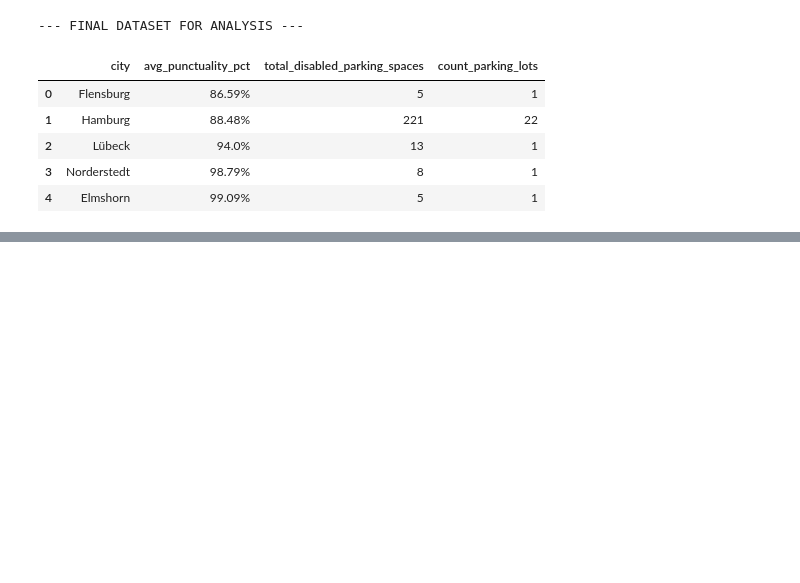
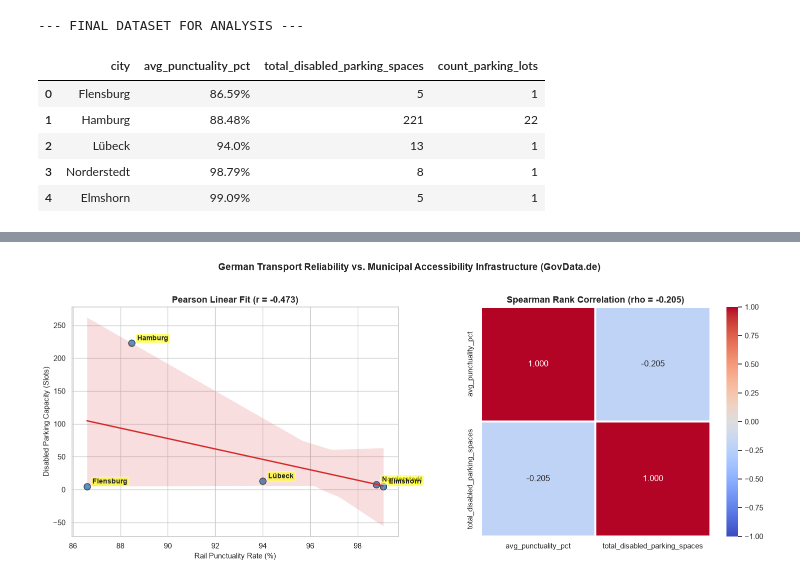
Before and after one commit to kelvinliske/db-transportation-insights, a Jupyter notebook: Analysis Trains Germany.ipynb, the cells around one changed output, grey strips where cells are left out. Saved outputs shown, nothing was run; the diff lists cells and outputs as text; code cells hidden in the pictures; blank space fills up the shorter version.

Commit message:
pearson

```diff
--- a/Analysis Trains Germany.ipynb
+++ b/Analysis Trains Germany.ipynb
@@ -290,0 +379,80 @@ display(df_insight)
+# %%
+import numpy as np
+import matplotlib.pyplot as plt
+import seaborn as sns
+from scipy import stats
+
+# 1. Isolar colunas numéricas
+data_clean = df_insight[['avg_punctuality_pct', 'total_disabled_parking_spaces']].astype(float)
+
+# 2. Correlações Estatísticas
+pearson_corr, pearson_p = stats.pearsonr(data_clean['avg_punctuality_pct'], data_clean['total_disabled_parking_spaces'])
+spearman_corr, spearman_p = stats.spearmanr(data_clean['avg_punctuality_pct'], data_clean['total_disabled_parking_spaces'])
+
+print("="*50)
+print("📊 RESULTADOS DA ANÁLISE ESTATÍSTICA DE CORRELAÇÃO")
+print("="*50)
+print(f"🔹 Pearson Correlation (Linear)  : {pearson_corr:.4f} (p-value: {pearson_p:.4e})")
+print(f"🔹 Spearman Correlation (Ranks)  : {spearman_corr:.4f} (p-value: {spearman_p:.4e})")
+print("="*50)
+
+# 3. Exportar CSV
+df_insight.to_csv('processed_transport_accessibility.csv', index=False, encoding='utf-8')
+
+# 4. Gráfico Final para o Portfólio
+sns.set_theme(style="whitegrid")
+fig, axes = plt.subplots(1, 2, figsize=(15, 6))
+
+# Regression Plot
+sns.regplot(
+    data=df_insight,
+    x='avg_punctuality_pct',
+    y='total_disabled_parking_spaces',
+    ax=axes[0],
+    color='#1f77b4',
+    scatter_kws={'s': 90, 'alpha': 0.8, 'edgecolor': 'k'},
+    line_kws={'color': '#d62728', 'linewidth': 2}
+)
+
+axes[0].set_title(f'Pearson Linear Fit (r = {pearson_corr:.3f})', fontsize=13, fontweight='bold')
+axes[0].set_xlabel('Rail Punctuality Rate (%)', fontsize=11)
+axes[0].set_ylabel('Disabled Parking Capacity (Slots)', fontsize=11)
+
+# Anotações das cidades
+for idx, row in df_insight.iterrows():
+    axes[0].annotate(
+        row['city'],
+        (row['avg_punctuality_pct'], row['total_disabled_parking_spaces']),
+        xytext=(8, 4),
+        textcoords='offset points',
+        fontsize=10,
+        fontweight='bold',
+        bbox=dict(boxstyle='round,pad=0.2', facecolor='yellow', alpha=0.6)
+    )
+
+# Heatmap Plot
+corr_matrix = data_clean.corr(method='spearman')
+sns.heatmap(
+    corr_matrix,
+    annot=True,
+    fmt='.3f',
+    cmap='coolwarm',
+    vmax=1,
+    vmin=-1,
+    ax=axes[1],
+    cbar=True,
+    linewidths=1.5,
+    square=True
+)
+
+axes[1].set_title(f'Spearman Rank Correlation (rho = {spearman_corr:.3f})', fontsize=13, fontweight='bold')
+
+plt.suptitle('German Transport Reliability vs. Municipal Accessibility Infrastructure (GovData.de)', fontsize=14, fontweight='bold', y=1.02)
+plt.tight_layout()
+
+# Salvar Imagem
+plt.savefig('correlation_analysis.png', dpi=300, bbox_inches='tight')
+plt.show()
+
+print("\n✅ Sucesso total! 'processed_transport_accessibility.csv' e 'correlation_analysis.png' foram salvos no diretório!")
+# %% [output]
@@ -290,0 +465 @@ display(df_insight)
+[figure, added]
```
Also changed, not shown: parts of 4 cells of this notebook, 3 other files.
